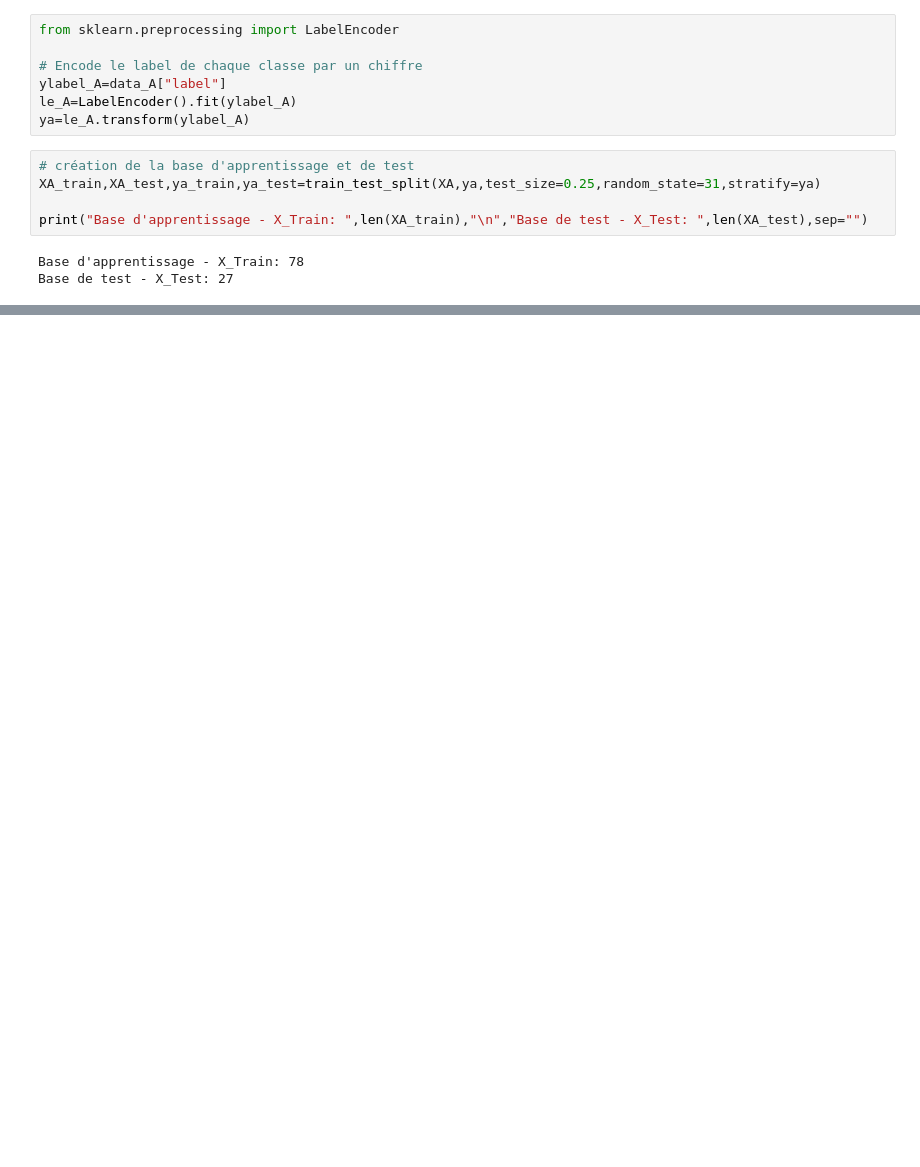
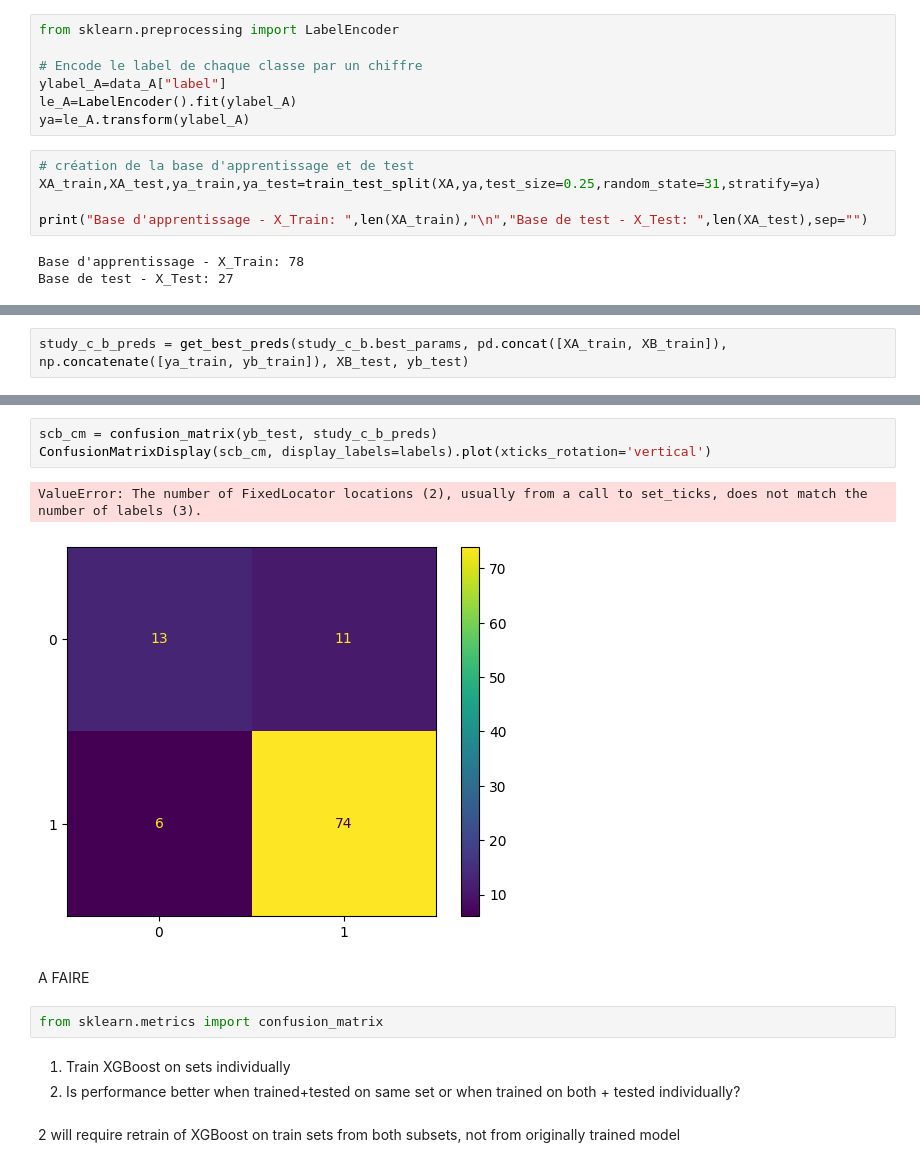
Before and after one commit to jturner116/M1, a Jupyter notebook: calcul_scientifique/MiniProjet2023_BattementCardiaque_VersionEtudiante/Projet_battements_cardiaques.ipynb, the cells around one changed output, grey strips where cells are left out. Cells and saved outputs as stored; diff of their text form; blank space fills up the shorter version.

```diff
--- a/calcul_scientifique/MiniProjet2023_BattementCardiaque_VersionEtudiante/Projet_battements_cardiaques.ipynb
+++ b/calcul_scientifique/MiniProjet2023_BattementCardiaque_VersionEtudiante/Projet_battements_cardiaques.ipynb
@@ -336,0 +475,2 @@ Vous pouvez aussi réaliser une étude comparative entre les jeux de données A
+# %%
+study_c_b_preds = get_best_preds(study_c_b.best_params, pd.concat([XA_train, XB_train]), np.concatenate([ya_train, yb_train]), XB_test, yb_test)
@@ -336,0 +493,15 @@ Vous pouvez aussi réaliser une étude comparative entre les jeux de données A
+# %%
+scb_cm = confusion_matrix(yb_test, study_c_b_preds)
+ConfusionMatrixDisplay(scb_cm, display_labels=labels).plot(xticks_rotation='vertical')
+# %% [output]
+ValueError: The number of FixedLocator locations (2), usually from a call to set_ticks, does not match the number of labels (3).
+[figure, added]
+# %% [markdown]
+A FAIRE
+# %%
+from sklearn.metrics import confusion_matrix
+# %% [markdown]
+1. Train XGBoost on sets individually
+2. Is performance better when trained+tested on same set or when trained on both + tested individually?
+# %% [markdown]
+2 will require retrain of XGBoost on train sets from both subsets, not from originally trained model
```
Also changed, not shown: parts of 22 cells of this notebook, 1 other file.
